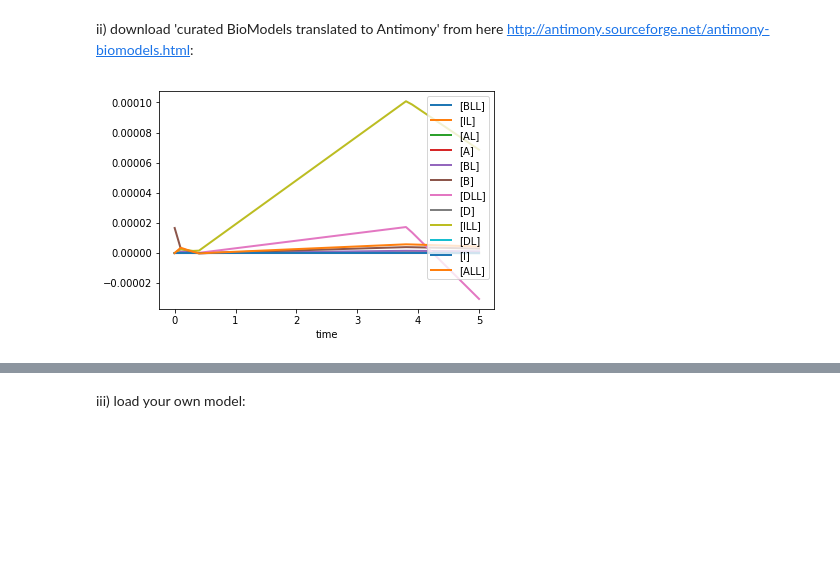
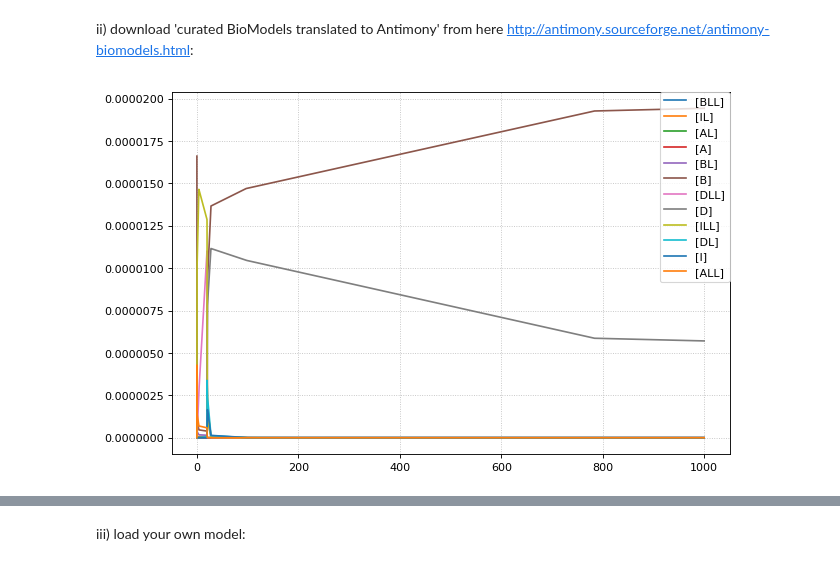
Before and after one commit to bayersin/fachkurs_bachelor, a Jupyter notebook: tellurium/tellurium_introduction.ipynb, the cells around one changed output, grey strips where cells are left out. Saved outputs shown, nothing was run; the diff lists cells and outputs as text; code cells hidden in the pictures; blank space fills up the shorter version.

```diff
--- a/tellurium/tellurium_introduction.ipynb
+++ b/tellurium/tellurium_introduction.ipynb
@@ -273,4 +276,4 @@ print te.listTestModels()
 # %%
-r_feedback = te.loadTestModel('feedback.xml')
-result = r_feedback.simulate()
-r_feedback.plot()
+#r_feedback = te.loadTestModel('feedback.xml')
+#result = r_feedback.simulate()
+#r_feedback.plot()
@@ -282,8 +282,8 @@ r_feedback.plot()
 # %%
 import urllib2
 bio1 = urllib2.urlopen('http://antimony.sourceforge.net/examples/biomodels/BIOMD0000000001.txt').read()
 r_bio1 = te.loadAntimonyModel(bio1)
-r_bio1.simulate()
+r_bio1.simulate(0,1000,10000)
 r_bio1.plot()
 # %% [output]
-[figure, old version]
+[figure, new version]
```
Also changed, not shown: parts of 17 cells of this notebook, 4 other files.
